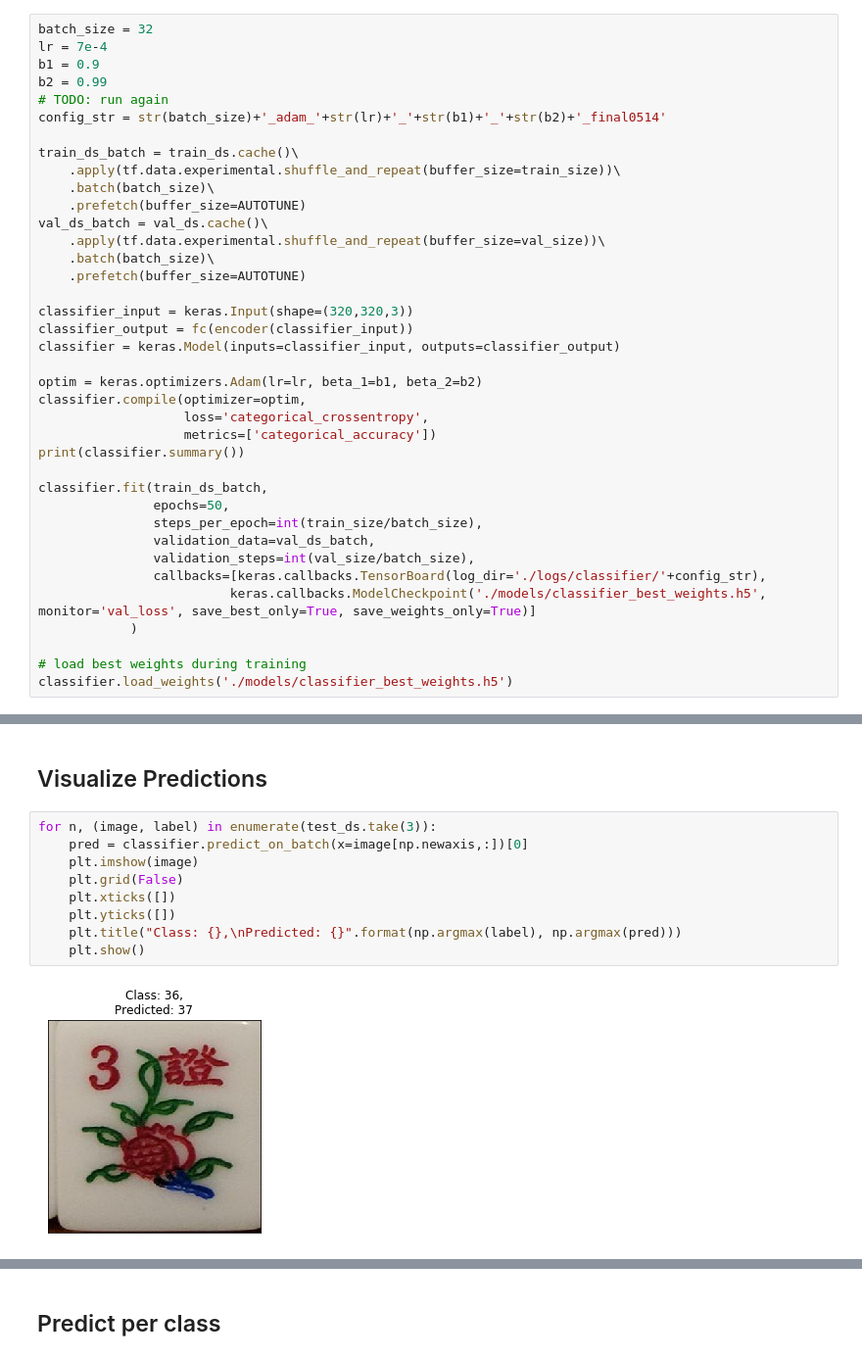
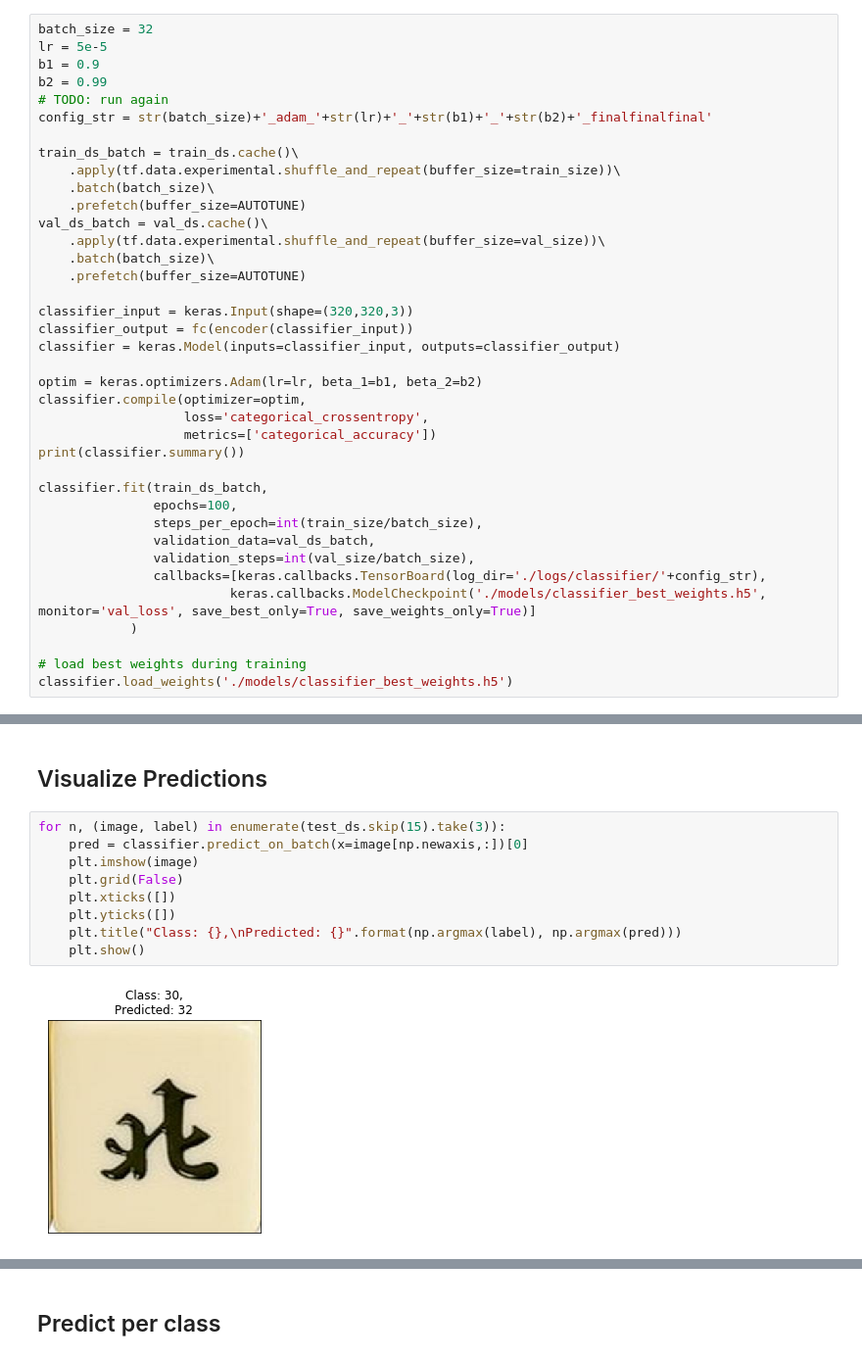
Before and after one commit to elise-ng/COMP4901J_Project, a Jupyter notebook: Classifier.ipynb, the cells around one changed output, grey strips where cells are left out. Shown at 98% size. Drawn from its saved outputs; the diff is of its cells as text.

```diff
--- a/Classifier.ipynb
+++ b/Classifier.ipynb
@@ -206,11 +203,11 @@ None
 ## Train classifier model
 # %%
 batch_size = 32
-lr = 7e-4
+lr = 5e-5
 b1 = 0.9
 b2 = 0.99
 # TODO: run again
-config_str = str(batch_size)+'_adam_'+str(lr)+'_'+str(b1)+'_'+str(b2)+'_final0514'
+config_str = str(batch_size)+'_adam_'+str(lr)+'_'+str(b1)+'_'+str(b2)+'_finalfinalfinal'
 
 train_ds_batch = train_ds.cache()\
     .apply(tf.data.experimental.shuffle_and_repeat(buffer_size=train_size))\
@@ -232,7 +229,7 @@ classifier.compile(optimizer=optim,
 print(classifier.summary())
 
 classifier.fit(train_ds_batch,
-               epochs=50,
+               epochs=100,
                steps_per_epoch=int(train_size/batch_size),
                validation_data=val_ds_batch,
                validation_steps=int(val_size/batch_size),
@@ -275,13 +272,13 @@ classifier.evaluate(test_ds_batch, steps=int(test_size/batch_size))
 # %% [markdown]
 ## Visualize Predictions
 # %%
-for n, (image, label) in enumerate(test_ds.take(3)):
+for n, (image, label) in enumerate(test_ds.skip(15).take(3)):
     pred = classifier.predict_on_batch(x=image[np.newaxis,:])[0]
     plt.imshow(image)
     plt.grid(False)
     plt.xticks([])
     plt.yticks([])
     plt.title("Class: {},\nPredicted: {}".format(np.argmax(label), np.argmax(pred)))
     plt.show()
 # %% [output]
-[figure, old version]
+[figure, new version]
```
Also changed, not shown: parts of 10 cells of this notebook, 3 other files.
